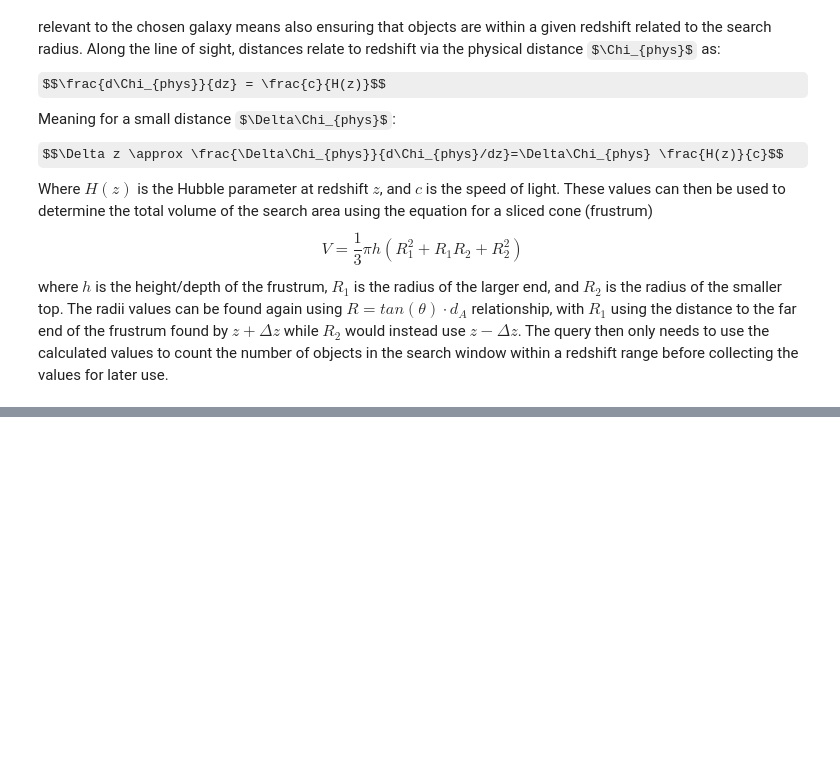
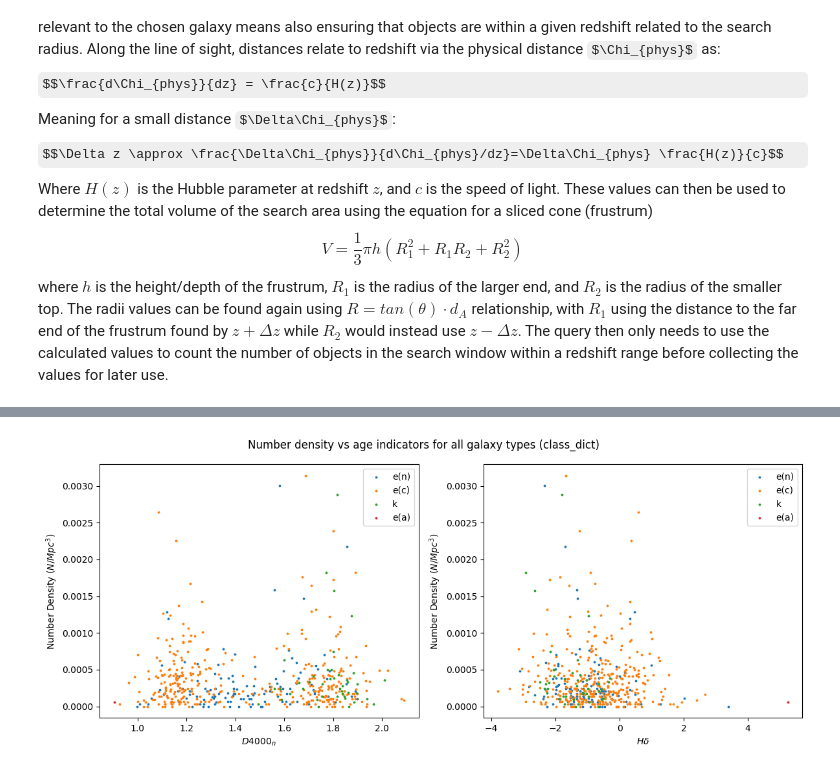
Before and after one commit to maraMaraschino/capstone-project, a Jupyter notebook: timescapes-notebook.ipynb, the cells around one changed output, grey strips where cells are left out. Drawn from its saved outputs; the diff is of its cells as text; code cells hidden in the pictures; some formulas as TeX source; blank space fills up the shorter version.

```diff
--- a/timescapes-notebook.ipynb
+++ b/timescapes-notebook.ipynb
@@ -879,0 +931,49 @@ AttributeError: 'str' object has no attribute 'get'
+# %%
+def plot_age_indicators_and_num_density_for_all(dict_key, result, radius_index=0):
+    """
+    Plot all galaxy types on a single figure for a given search radius.
+    radius_index: index in densities list (0 = 2 Mpc, 1 = 5 Mpc, 2 = 10 Mpc, 3 = 15 Mpc.)
+    """
+    class_or_shape_dict = result[dict_key]
+
+    fig, (ax1, ax2) = plt.subplots(1, 2, figsize=(12, 5), sharex=False)
+
+    for galaxy_type, data in class_or_shape_dict.items():
+        if '?' in galaxy_type or 'dontknow' in galaxy_type:
+            continue
+
+        # Lists for this galaxy type
+        D4000n_vals  = []
+        h_delta_vals = []
+        dens_vals    = []
+
+        for galaxy in data:
+            dens_vals.append(galaxy['densities'][radius_index])
+            D4000n_vals.append(galaxy['D4000n'])
+            h_delta_vals.append(galaxy['h_delta_EW'])
+
+        # Convert to arrays
+        dens_vals = np.array(dens_vals)
+        D4000n_vals = np.array(D4000n_vals)
+        h_delta_vals = np.array(h_delta_vals)
+
+        # Plot
+        ax1.scatter(D4000n_vals, dens_vals, s=3, label=galaxy_type)
+        ax2.scatter(h_delta_vals, dens_vals, s=3, label=galaxy_type)
+
+    ax1.set_xlabel(r'$D4000_n$')
+    ax1.set_ylabel(r'Number Density ($N/Mpc^3$)')
+    ax1.legend()
+
+    ax2.set_xlabel(r'$H\delta$')
+    ax2.set_ylabel(r'Number Density ($N/Mpc^3$)')
+    ax2.legend()
+
+    fig.suptitle(f'Number density vs age indicators for all galaxy types ({dict_key})')
+    fig.tight_layout()
+    plt.show()
+
+
+plot_age_indicators_and_num_density_for_all('class_dict', result, 3)
+# %% [output]
+[figure, added]
```
Also changed, not shown: parts of 8 cells of this notebook, 2 other files.
